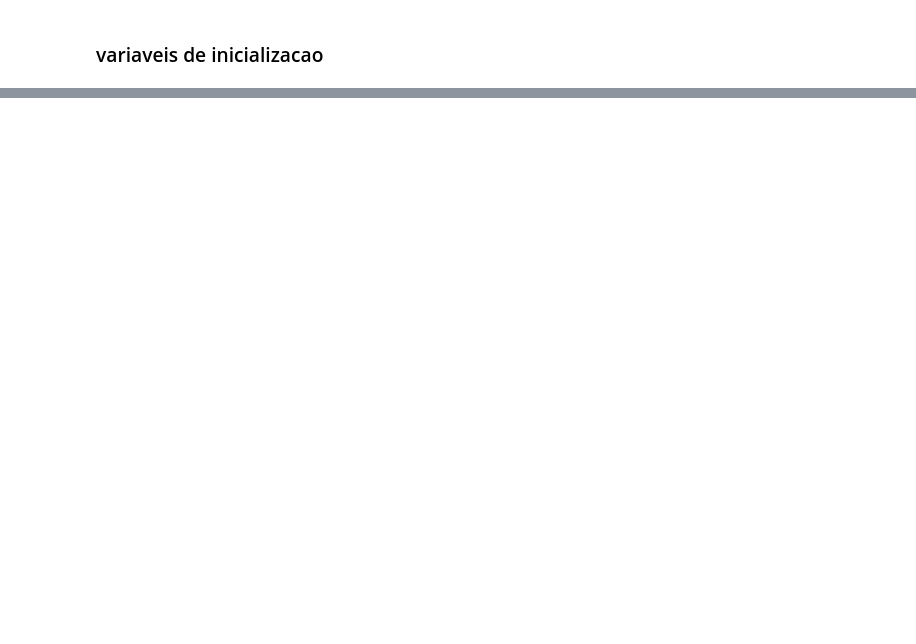
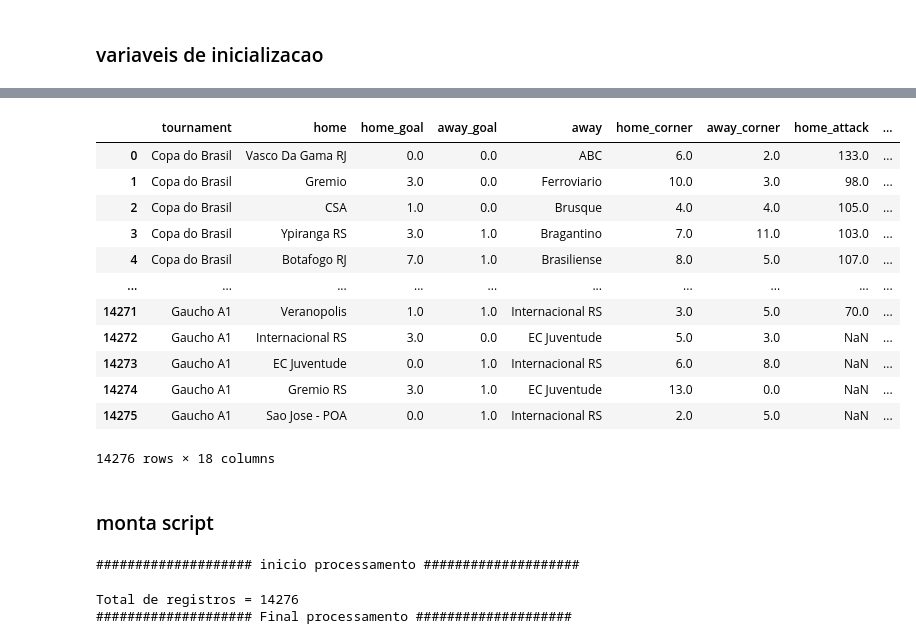
Before and after one commit to EduardoAlberto/Projetos, a Jupyter notebook: data_engineer/football/src/analise.ipynb, the cells around one changed output, grey strips where cells are left out. Saved outputs shown, nothing was run; the diff lists cells and outputs as text; code cells hidden in the pictures; blank space fills up the shorter version.

```diff
--- a/data_engineer/football/src/analise.ipynb
+++ b/data_engineer/football/src/analise.ipynb
@@ -55,6 +55,8 @@ PySpark Version :3.5.4
 <pyspark.sql.session.SparkSession at 0x...>
 # %%
 
-df = spark.read.csv("/Users/eduardoalberto/LoadFile/input/BR-Football-Dataset.csv")
-df.show()
+df = spark.read.csv("/Users/eduardoalberto/LoadFile/input/BR-Football-Dataset.csv", header=True, inferSchema=True)
+
+df.groupBy(F.col("tournament"),F.col("home"))\
+    .agg(F.count_distinct("date").alias("total")).toPandas()
 # %% [output]
@@ -77,0 +76,54 @@ only showing top 20 rows
+# %%
+df.toPandas()
+# %% [output]
+|  | tournament | home | home_goal | away_goal | away | home_corner | away_corner | home_attack | ... |
+| 0 | Copa do Brasil | Vasco Da Gama RJ | 0.0 | 0.0 | ABC | 6.0 | 2.0 | 133.0 | ... |
+| 1 | Copa do Brasil | Gremio | 3.0 | 0.0 | Ferroviario | 10.0 | 3.0 | 98.0 | ... |
+| 2 | Copa do Brasil | CSA | 1.0 | 0.0 | Brusque | 4.0 | 4.0 | 105.0 | ... |
+| 3 | Copa do Brasil | Ypiranga RS | 3.0 | 1.0 | Bragantino | 7.0 | 11.0 | 103.0 | ... |
+| 4 | Copa do Brasil | Botafogo RJ | 7.0 | 1.0 | Brasiliense | 8.0 | 5.0 | 107.0 | ... |
+| ... | ... | ... | ... | ... | ... | ... | ... | ... | ... |
+| 14271 | Gaucho A1 | Veranopolis | 1.0 | 1.0 | Internacional RS | 3.0 | 5.0 | 70.0 | ... |
+| 14272 | Gaucho A1 | Internacional RS | 3.0 | 0.0 | EC Juventude | 5.0 | 3.0 | NaN | ... |
+| 14273 | Gaucho A1 | EC Juventude | 0.0 | 1.0 | Internacional RS | 6.0 | 8.0 | NaN | ... |
+| 14274 | Gaucho A1 | Gremio RS | 3.0 | 1.0 | EC Juventude | 13.0 | 0.0 | NaN | ... |
+| 14275 | Gaucho A1 | Sao Jose - POA | 0.0 | 1.0 | Internacional RS | 2.0 | 5.0 | NaN | ... |
+14276 rows × 18 columns
+# %% [markdown]
+### monta script
+# %%
+CONF = {'inptFile': '/Users/eduardoalberto/LoadFile/input/BR-Football-Dataset.csv',
+        'path_delta': '/Users/eduardoalberto/LoadFile/output/Football',
+        'JDBC':  "jdbc:postgresql://localhost:5432/dev5114",
+        'TABLE': "futebol",
+        'DB_USER': 'postgres',
+        'DB_PASSWORD': 'postgre123'
+    }
+try:
+    if path.isfile(CONF["inptFile"]):
+        print("#"*20+" inicio processamento "+"#"*20)
+        df_futeboll = spark.read.csv(CONF["inptFile"], header=True,inferSchema=True)\
+                                .withColumn('dt_ref_carga',F.expr("current_date()"))
+
+        df_futeboll.write.format("delta")\
+                .option("overwriteSchema", "true")\
+                .option("path",CONF["path_delta"])\
+                .partitionBy("dt_ref_carga")\
+                .mode("overwrite")\
+                .saveAsTable("default.tb_futebol")
+        # postgreSQL
+        df_futeboll.write.mode("overwrite").jdbc(CONF["JDBC"], CONF["TABLE"],properties={"user": CONF["DB_USER"],"password": CONF["DB_PASSWORD"],"driver": "org.postgresql.Driver"})
+        qtd = df_futeboll.count()
+        print("Total de registros = " +str(qtd))
+        print("#"*20+" Final processamento "+"#"*20)
+
+
+    else:
+        print("arquivo não existe!")
+except Exception as e:
+    print(f"Ocorreu o seguinte erro: {e}")
+    traceback.print_exc()
+# %% [output]
+#################### inicio processamento ####################
+Total de registros = 14276
+#################### Final processamento ####################
```
Also changed, not shown: parts of 2 cells of this notebook, 25 other files.
